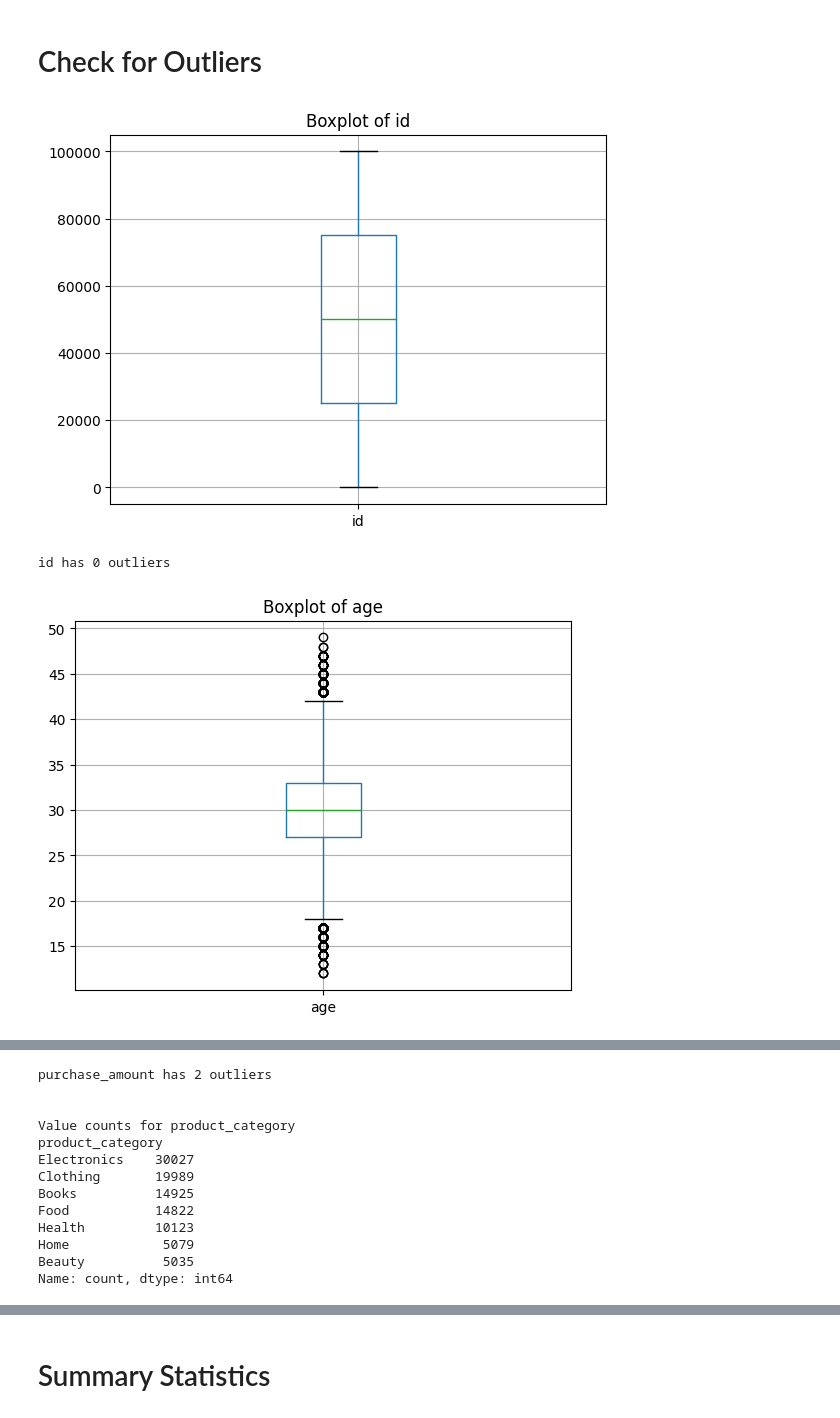
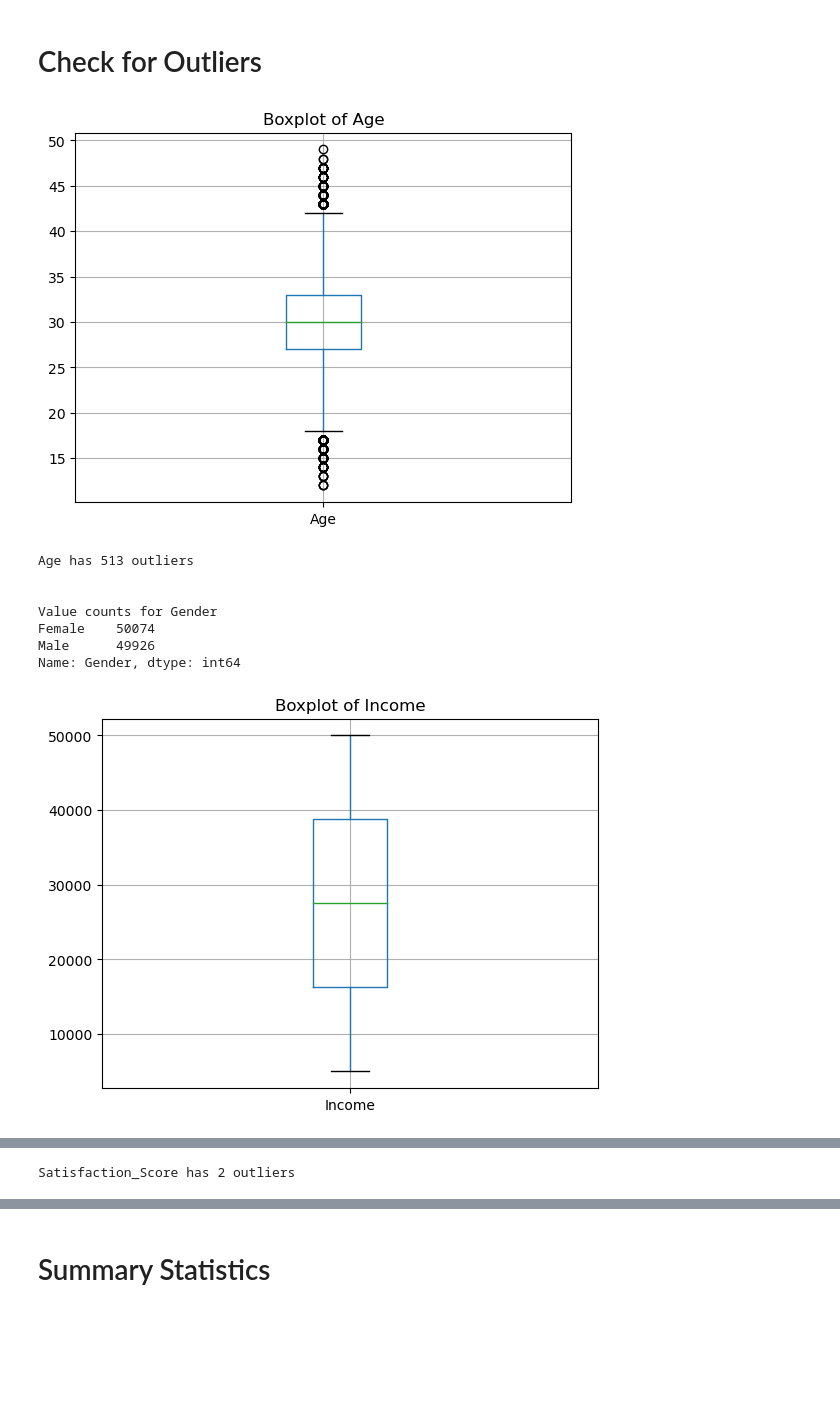
Before and after one commit to david-00001/capstone, a Jupyter notebook: Decision Tree Regressor.ipynb, the cells around one changed output, grey strips where cells are left out. Saved outputs shown, nothing was run; the diff lists cells and outputs as text; code cells hidden in the pictures; blank space fills up the shorter version.

```diff
--- a/Decision Tree Regressor.ipynb
+++ b/Decision Tree Regressor.ipynb
@@ -26,8 +28,34 @@ df.head()
 | 2 | 3 | 37 | Male | 38849 | Bachelor | West | Silver | rare | ... |
 | 3 | 4 | 30 | Male | 11568 | HighSchool | South | Regular | frequent | ... |
 | 4 | 5 | 31 | Female | 46952 | College | North | Regular | occasional | ... |
+# %%
+rename_columns_dict = {
+    'age': 'Age',
+    'gender': 'Gender',
+    'income': 'Income',
+    'education': 'Education',
+    'region': 'Region',
+    'loyalty_status': 'Loyalty_Status',
+    'purchase_frequency': 'Purchase_Frequency',
+    'purchase_amount': 'Purchase_Amount',
+    'product_category': 'Product_Category',
+    'promotion_usage': 'Promotion_Usage',
+    'satisfaction_score': 'Satisfaction_Score'
+}
+
+df = df.rename(columns=rename_columns_dict)
 # %% [markdown]
 # Check for Null Values
+# %%
+# Convert Categorical columns to the Category datatype
+categorical_columns = ['Gender', 'Education', 'Region', 'Loyalty_Status', 'Purchase_Frequency',
+                       'Product_Category', 'Promotion_Usage']
+
+for col in categorical_columns:
+    df[col] = df[col].astype('category')
+
+# Convert ID to String since it won't be used in the analysis
+df['id'] = df['id'].astype(str)
 # %%
 # Display dataset info
 df.info()
@@ -86,36 +114,44 @@ else:
 No complete duplicates
 # %% [markdown]
 # Check for Outliers
+# %%
+df = df.drop(columns='id')
 # %%
 # Create boxplot and if outliers exist, calculate using IQR method
 for col in df.columns:
-    if df[col].dtype != 'object':
+    if df[col].dtype != 'category':
         # Create boxplot
         df.boxplot(column=col)
         plt.title(f'Boxplot of {col}')
         plt.show()
 
         # Calculate IQR lower and upper bounds to determine outliers
         Q1 = df[col].quantile(0.25)
         Q3 = df[col].quantile(0.75)
         IQR = Q3 - Q1
         lower_bound = Q1 - 1.5 * IQR
         upper_bound = Q3 + 1.5 * IQR
 
         # Count and display outliers
         outliers = df[(df[col] < lower_bound) | (df[col] > upper_bound)]
         num_outliers = outliers.shape[0]
         print(f"{col} has {num_outliers} outliers")
         print()
 
 
     else:
         # For categorical variables, determine if any category makes up a small percentage
         print()
         print(f'Value counts for {col}')
         print(df[col].value_counts())
         print('\n')
 # %% [output]
-[figure, old version]
+[figure, new version]
-id has 0 outliers
+Age has 513 outliers
+
+
+Value counts for Gender
+Female    50074
+Male      49926
+Name: Gender, dtype: int64
-[figure, old version]
+[figure, new version]
@@ -149,13 +196 @@ Name: count, dtype: int64
-purchase_amount has 2 outliers
-
-
-Value counts for product_category
-product_category
-Electronics    30027
-Clothing       19989
-Books          14925
-Food           14822
-Health         10123
-Home            5079
-Beauty          5035
-Name: count, dtype: int64
+Satisfaction_Score has 2 outliers
```
Also changed, not shown: parts of 22 cells of this notebook.
